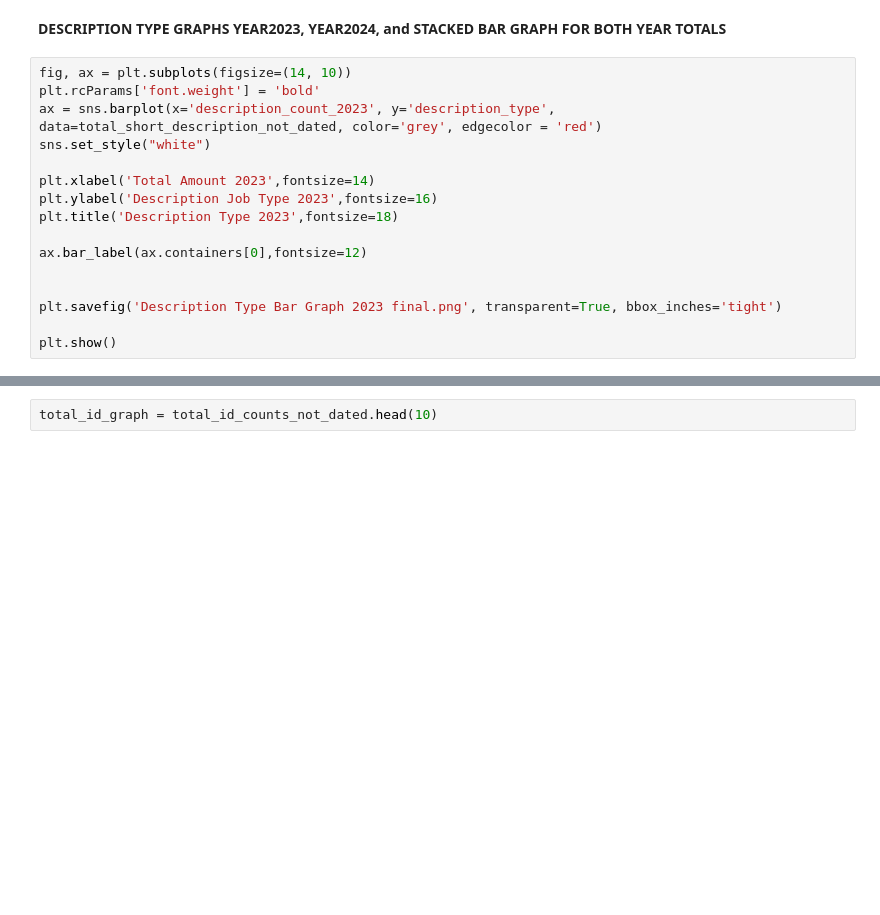
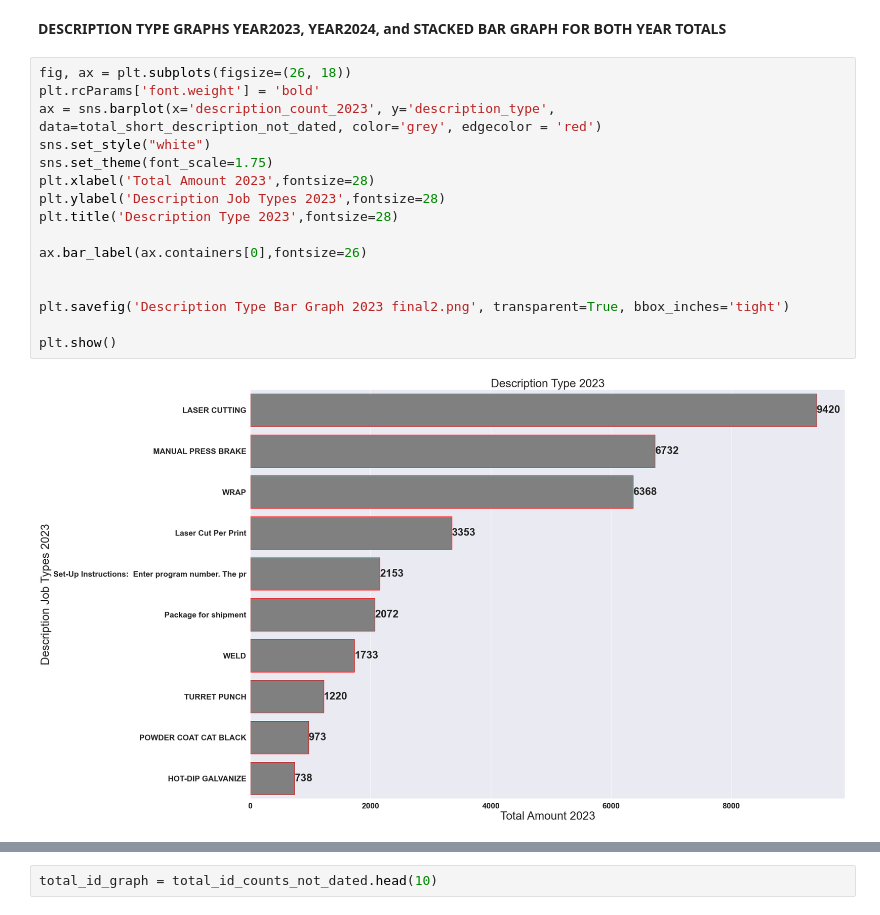
Before and after one commit to NSS-Full-Time-Data-Analytics-14/metal-fabrication-snickers, a Jupyter notebook: Notebook/Actual Metal Project.ipynb, the cells around one changed output, grey strips where cells are left out. Cells and saved outputs as stored; diff of their text form; blank space fills up the shorter version.

Commit message:
Fifth day metal project graphs changed

```diff
--- a/Notebook/Actual Metal Project.ipynb
+++ b/Notebook/Actual Metal Project.ipynb
@@ -240,19 +659,21 @@ import seaborn as sns
 # %% [markdown]
 **DESCRIPTION TYPE GRAPHS YEAR2023, YEAR2024, and STACKED BAR GRAPH FOR BOTH YEAR TOTALS**
 # %%
-fig, ax = plt.subplots(figsize=(14, 10))
+fig, ax = plt.subplots(figsize=(26, 18))
 plt.rcParams['font.weight'] = 'bold'
 ax = sns.barplot(x='description_count_2023', y='description_type', data=total_short_description_not_dated, color='grey', edgecolor = 'red')
 sns.set_style("white")
+sns.set_theme(font_scale=1.75)
+plt.xlabel('Total Amount 2023',fontsize=28)
+plt.ylabel('Description Job Types 2023',fontsize=28)
+plt.title('Description Type 2023',fontsize=28)
 
-plt.xlabel('Total Amount 2023',fontsize=14)
-plt.ylabel('Description Job Type 2023',fontsize=16)
-plt.title('Description Type 2023',fontsize=18)
-
-ax.bar_label(ax.containers[0],fontsize=12)
+ax.bar_label(ax.containers[0],fontsize=26)
 
 
-plt.savefig('Description Type Bar Graph 2023 final.png', transparent=True, bbox_inches='tight')
+plt.savefig('Description Type Bar Graph 2023 final2.png', transparent=True, bbox_inches='tight')
 
 plt.show()
+# %% [output]
+[figure, added]
 # %%
```
Also changed, not shown: parts of 41 cells of this notebook, 21 other files.
